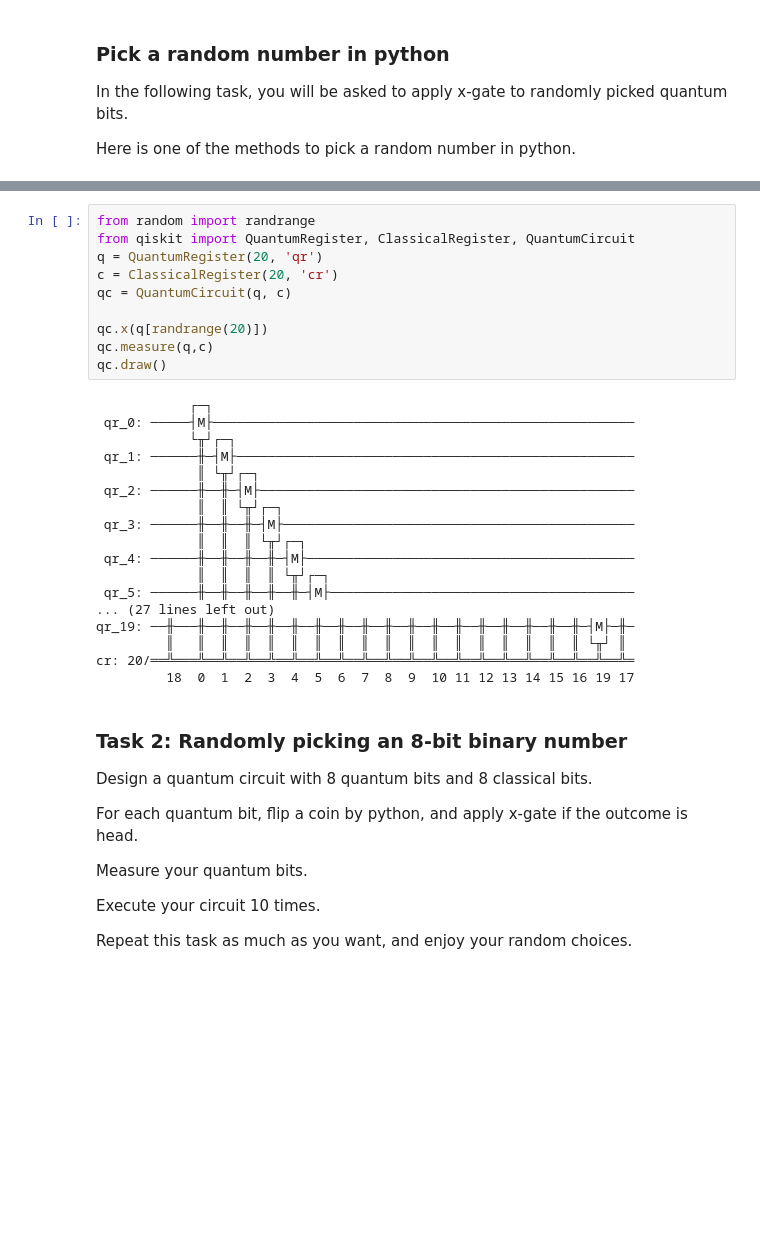
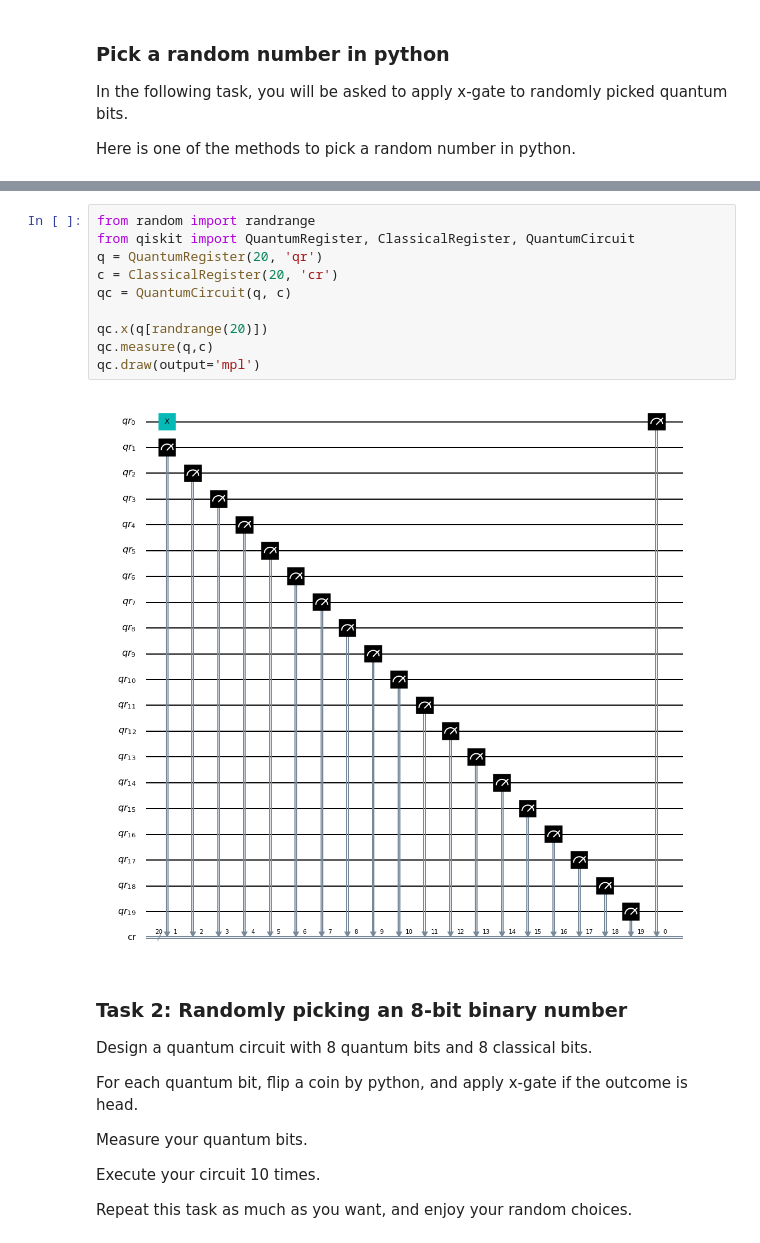
Before and after one commit to aamirshahx/quantum-coursework, a Jupyter notebook: Week1/basics-of-quantum-computing-master/bronze/B20_First_Quantum_Programs_by_Qiskit.ipynb, the cells around one changed output, grey strips where cells are left out. Cells and saved outputs as stored; diff of their text form; blank space fills up the shorter version.

```diff
--- a/Week1/basics-of-quantum-computing-master/bronze/B20_First_Quantum_Programs_by_Qiskit.ipynb
+++ b/Week1/basics-of-quantum-computing-master/bronze/B20_First_Quantum_Programs_by_Qiskit.ipynb
@@ -332,31 +287,15 @@ for i in range(10):
 # %%
 from random import randrange
 from qiskit import QuantumRegister, ClassicalRegister, QuantumCircuit
 q = QuantumRegister(20, 'qr')
 c = ClassicalRegister(20, 'cr')
 qc = QuantumCircuit(q, c)
 
 qc.x(q[randrange(20)])
 qc.measure(q,c)
-qc.draw()
+qc.draw(output='mpl')
 # %% [output]
-            ┌─┐
- qr_0: ─────┤M├──────────────────────────────────────────────────────
-            └╥┘┌─┐
- qr_1: ──────╫─┤M├───────────────────────────────────────────────────
-             ║ └╥┘┌─┐
- qr_2: ──────╫──╫─┤M├────────────────────────────────────────────────
-             ║  ║ └╥┘┌─┐
- qr_3: ──────╫──╫──╫─┤M├─────────────────────────────────────────────
-             ║  ║  ║ └╥┘┌─┐
- qr_4: ──────╫──╫──╫──╫─┤M├──────────────────────────────────────────
-             ║  ║  ║  ║ └╥┘┌─┐
- qr_5: ──────╫──╫──╫──╫──╫─┤M├───────────────────────────────────────
-... (27 lines left out)
-qr_19: ──╫───╫──╫──╫──╫──╫──╫──╫──╫──╫──╫──╫──╫──╫──╫──╫──╫──╫─┤M├─╫─
-         ║   ║  ║  ║  ║  ║  ║  ║  ║  ║  ║  ║  ║  ║  ║  ║  ║  ║ └╥┘ ║
-cr: 20/══╩═══╩══╩══╩══╩══╩══╩══╩══╩══╩══╩══╩══╩══╩══╩══╩══╩══╩══╩══╩═
-         18  0  1  2  3  4  5  6  7  8  9  10 11 12 13 14 15 16 19 17
+[figure, added]
 # %% [markdown]
 <h3> Task 2: Randomly picking an 8-bit binary number </h3>
 
```
Also changed, not shown: parts of 6 cells of this notebook, 5 other files.
